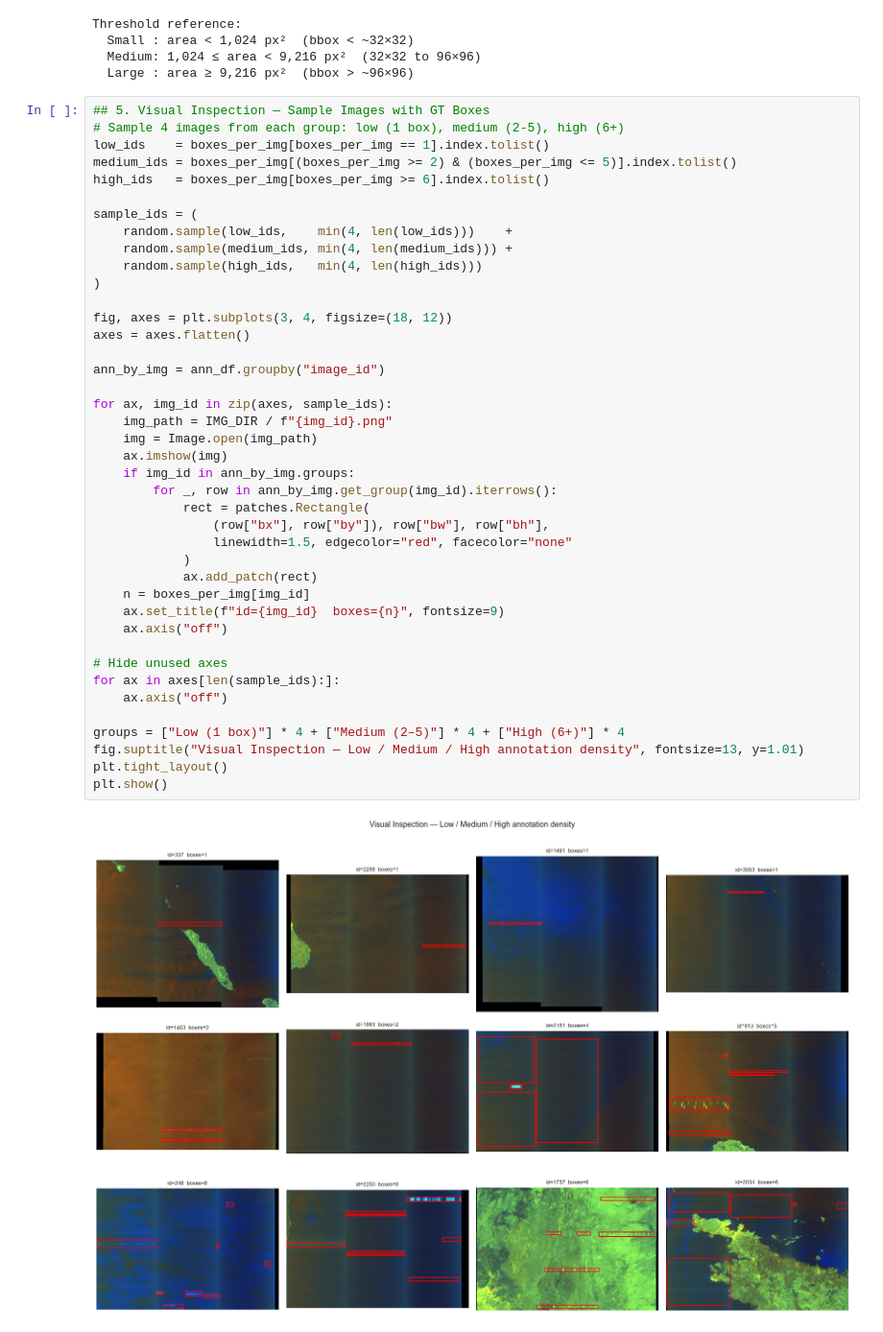
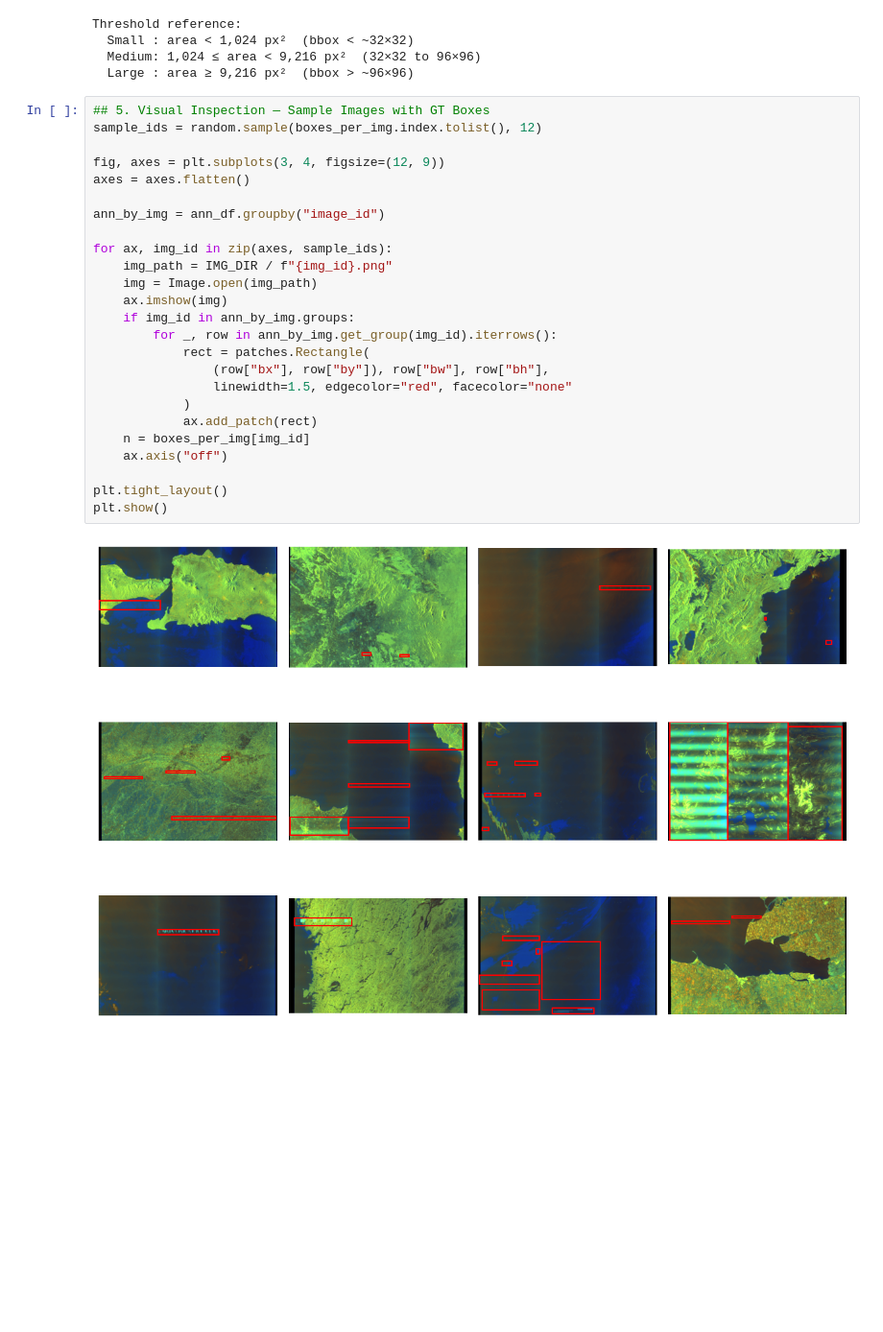
Before and after one commit to vic-zab/esa_clearsar, a Jupyter notebook: EDA_notebook.ipynb, the cells around one changed output. Shown at 96% size. Saved outputs shown, nothing was run; the diff lists cells and outputs as text; blank space fills up the shorter version.

```diff
--- a/EDA_notebook.ipynb
+++ b/EDA_notebook.ipynb
@@ -205,44 +205,28 @@ Threshold reference:
   Large : area ≥ 9,216 px²  (bbox > ~96×96)
 # %%
 ## 5. Visual Inspection — Sample Images with GT Boxes
-# Sample 4 images from each group: low (1 box), medium (2-5), high (6+)
-low_ids    = boxes_per_img[boxes_per_img == 1].index.tolist()
-medium_ids = boxes_per_img[(boxes_per_img >= 2) & (boxes_per_img <= 5)].index.tolist()
-high_ids   = boxes_per_img[boxes_per_img >= 6].index.tolist()
+sample_ids = random.sample(boxes_per_img.index.tolist(), 12)
 
-sample_ids = (
-    random.sample(low_ids,    min(4, len(low_ids)))    +
-    random.sample(medium_ids, min(4, len(medium_ids))) +
-    random.sample(high_ids,   min(4, len(high_ids)))
-)
-
-fig, axes = plt.subplots(3, 4, figsize=(18, 12))
+fig, axes = plt.subplots(3, 4, figsize=(12, 9))
 axes = axes.flatten()
 
 ann_by_img = ann_df.groupby("image_id")
 
 for ax, img_id in zip(axes, sample_ids):
     img_path = IMG_DIR / f"{img_id}.png"
     img = Image.open(img_path)
     ax.imshow(img)
     if img_id in ann_by_img.groups:
         for _, row in ann_by_img.get_group(img_id).iterrows():
             rect = patches.Rectangle(
                 (row["bx"], row["by"]), row["bw"], row["bh"],
                 linewidth=1.5, edgecolor="red", facecolor="none"
             )
             ax.add_patch(rect)
     n = boxes_per_img[img_id]
-    ax.set_title(f"id={img_id}  boxes={n}", fontsize=9)
     ax.axis("off")
 
-# Hide unused axes
-for ax in axes[len(sample_ids):]:
-    ax.axis("off")
-
-groups = ["Low (1 box)"] * 4 + ["Medium (2–5)"] * 4 + ["High (6+)"] * 4
-fig.suptitle("Visual Inspection — Low / Medium / High annotation density", fontsize=13, y=1.01)
 plt.tight_layout()
 plt.show()
 # %% [output]
-[figure, old version]
+[figure, new version]
```
Also changed, not shown: 8 other files.
